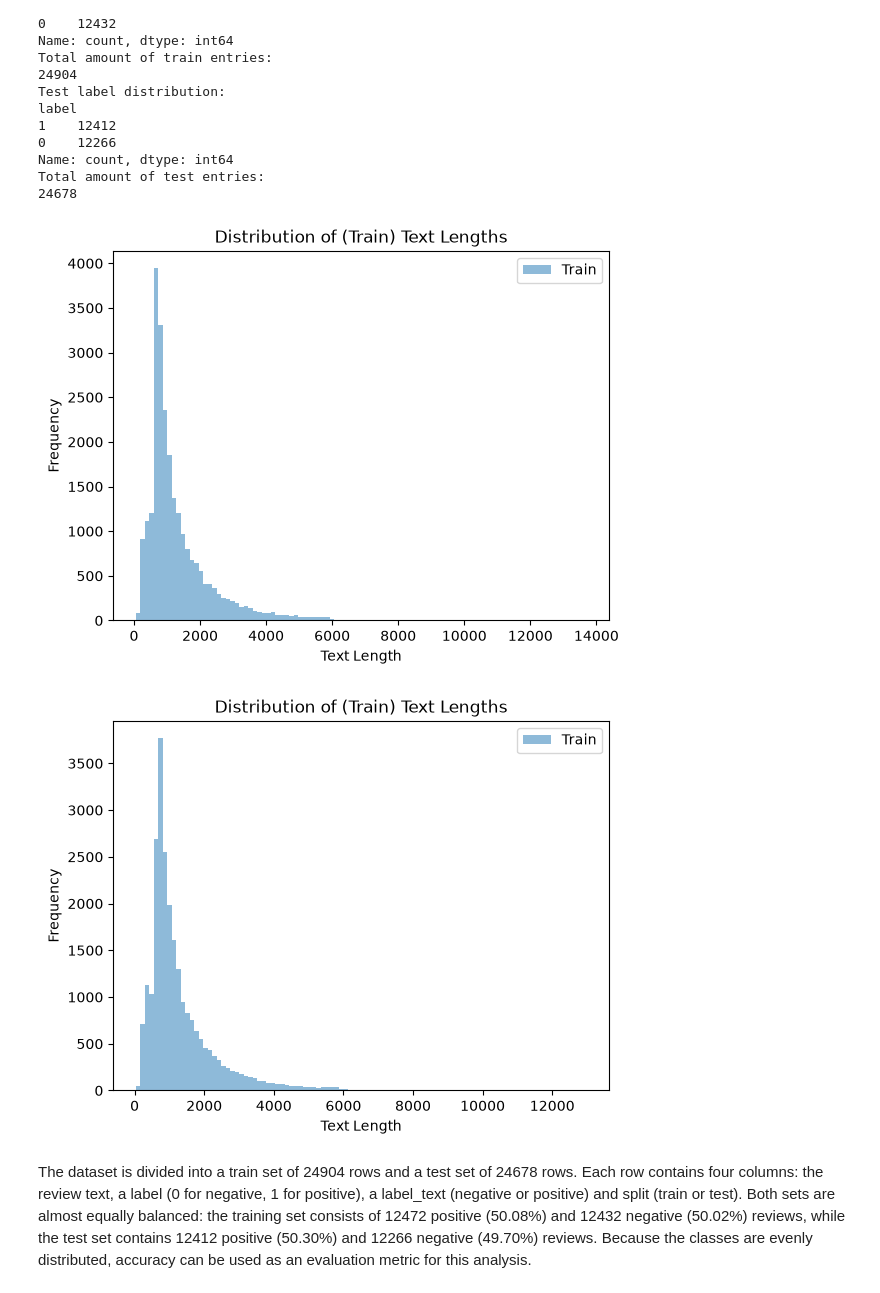
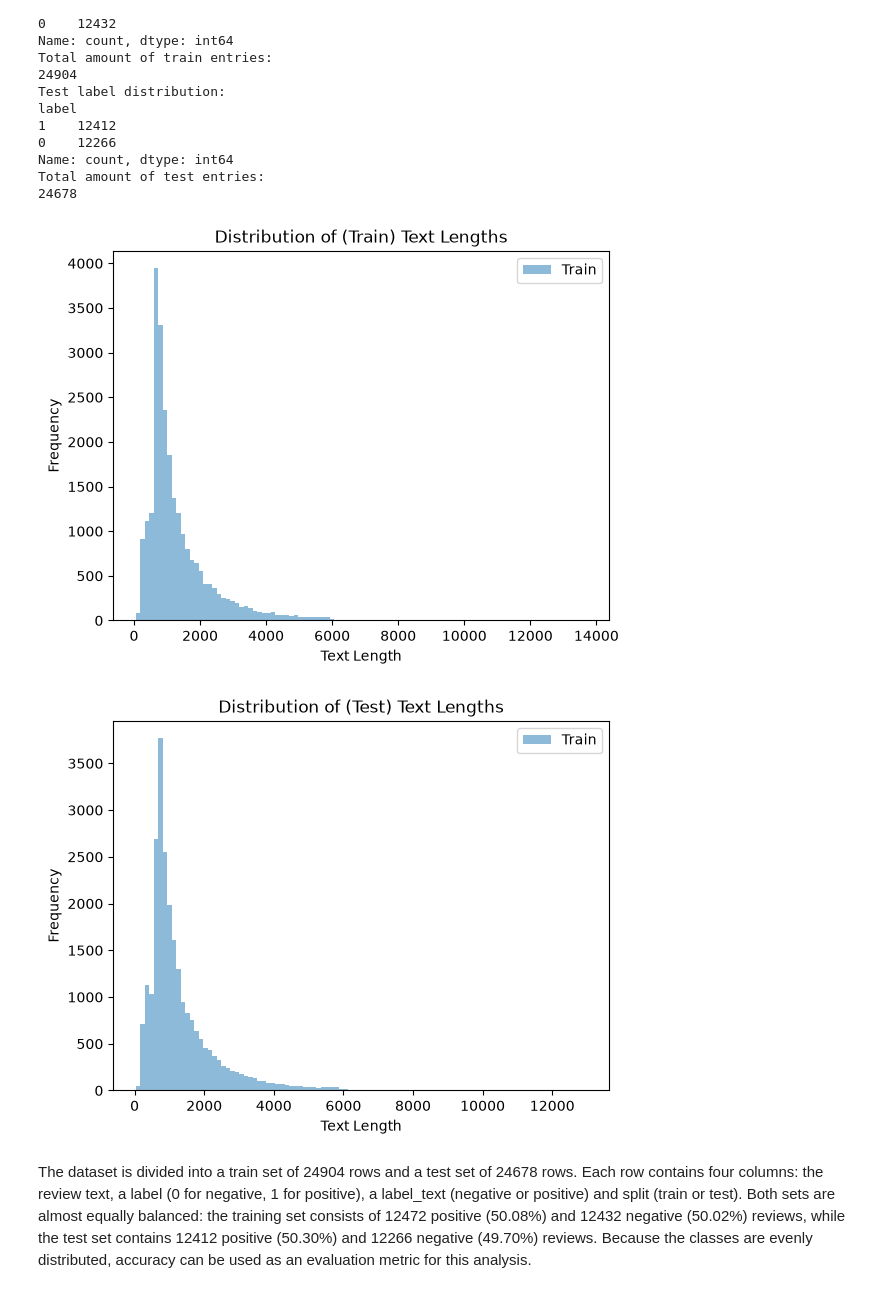
Before and after one commit to AlwinRos/NLP1_project, a Jupyter notebook: project1.ipynb, the cells around one changed output. Drawn from its saved outputs; the diff is of its cells as text; code cells hidden in the pictures.

```diff
--- a/project1.ipynb
+++ b/project1.ipynb
@@ -64,22 +64,22 @@ Total amount of test entries:
 # %%
 import matplotlib.pyplot as plt
 
 plt.hist([len(text) for text in df_train['text']], bins=100, alpha=0.5, label='Train')
 plt.xlabel('Text Length')
 plt.ylabel('Frequency')
 plt.title('Distribution of (Train) Text Lengths')
 plt.legend()
 plt.show()
 
 plt.hist([len(text) for text in df_test['text']], bins=100, alpha=0.5, label='Train')
 plt.xlabel('Text Length')
 plt.ylabel('Frequency')
-plt.title('Distribution of (Train) Text Lengths')
+plt.title('Distribution of (Test) Text Lengths')
 plt.legend()
 plt.show()
 # %% [output]
 [figure]
-[figure, old version]
+[figure, new version]
 # %% [markdown]
 The dataset is divided into a train set of 24904 rows and a test set of 24678 rows. Each row contains four columns: the review text, a label (0 for negative, 1 for positive), a label_text (negative or positive) and split (train or test). Both sets are almost equally balanced: the training set consists of 12472 positive (50.08%) and 12432 negative (50.02%) reviews, while the test set contains 12412 positive (50.30%) and 12266 negative (49.70%) reviews. Because the classes are evenly distributed, accuracy can be used as an evaluation metric for this analysis.
 # %% [markdown]
```
Also changed, not shown: parts of 8 cells of this notebook, 2 other files.
